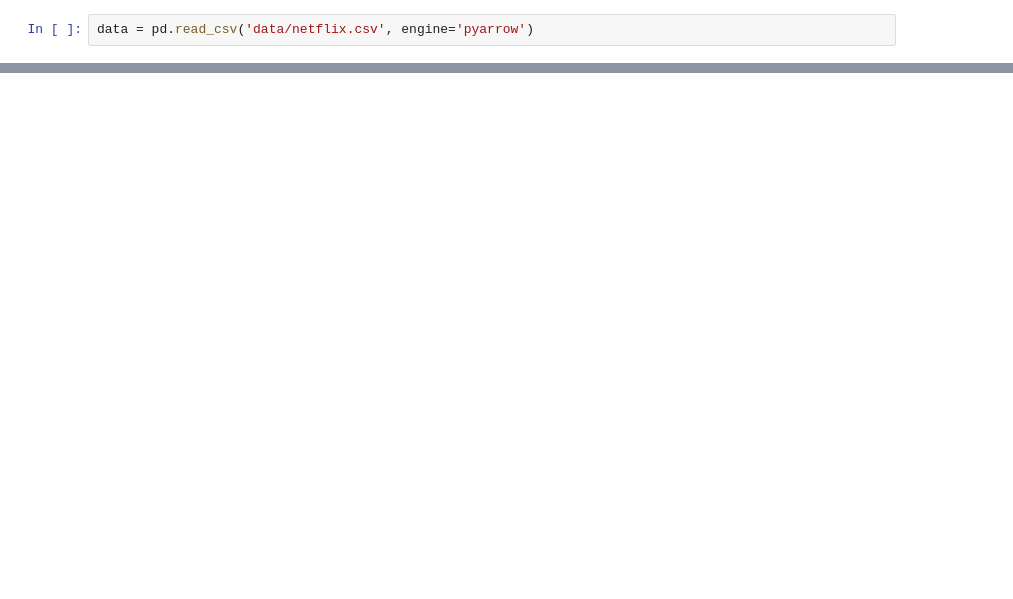
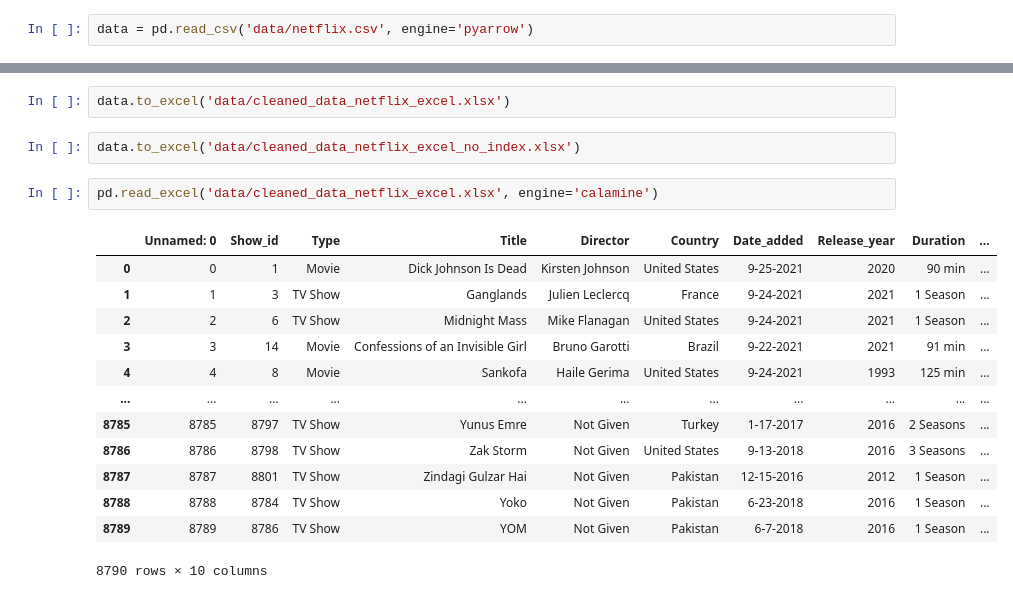
Before and after one commit to krasigarev/Data-Cleaning-with-Python-Pandas, a Jupyter notebook: data_cleaning_netflix_dataset.ipynb, the cells around one changed output, grey strips where cells are left out. Saved outputs shown, nothing was run; the diff lists cells and outputs as text; blank space fills up the shorter version.

```diff
--- a/data_cleaning_netflix_dataset.ipynb
+++ b/data_cleaning_netflix_dataset.ipynb
@@ -24,0 +223,20 @@ data.head(20)
+# %%
+data.to_excel('data/cleaned_data_netflix_excel.xlsx')
+# %%
+data.to_excel('data/cleaned_data_netflix_excel_no_index.xlsx')
+# %%
+pd.read_excel('data/cleaned_data_netflix_excel.xlsx', engine='calamine')
+# %% [output]
+|  | Unnamed: 0 | Show_id | Type | Title | Director | Country | Date_added | Release_year | Duration | ... |
+| 0 | 0 | 1 | Movie | Dick Johnson Is Dead | Kirsten Johnson | United States | 9-25-2021 | 2020 | 90 min | ... |
+| 1 | 1 | 3 | TV Show | Ganglands | Julien Leclercq | France | 9-24-2021 | 2021 | 1 Season | ... |
+| 2 | 2 | 6 | TV Show | Midnight Mass | Mike Flanagan | United States | 9-24-2021 | 2021 | 1 Season | ... |
+| 3 | 3 | 14 | Movie | Confessions of an Invisible Girl | Bruno Garotti | Brazil | 9-22-2021 | 2021 | 91 min | ... |
+| 4 | 4 | 8 | Movie | Sankofa | Haile Gerima | United States | 9-24-2021 | 1993 | 125 min | ... |
+| ... | ... | ... | ... | ... | ... | ... | ... | ... | ... | ... |
+| 8785 | 8785 | 8797 | TV Show | Yunus Emre | Not Given | Turkey | 1-17-2017 | 2016 | 2 Seasons | ... |
+| 8786 | 8786 | 8798 | TV Show | Zak Storm | Not Given | United States | 9-13-2018 | 2016 | 3 Seasons | ... |
+| 8787 | 8787 | 8801 | TV Show | Zindagi Gulzar Hai | Not Given | Pakistan | 12-15-2016 | 2012 | 1 Season | ... |
+| 8788 | 8788 | 8784 | TV Show | Yoko | Not Given | Pakistan | 6-23-2018 | 2016 | 1 Season | ... |
+| 8789 | 8789 | 8786 | TV Show | YOM | Not Given | Pakistan | 6-7-2018 | 2016 | 1 Season | ... |
+8790 rows × 10 columns
```
Also changed, not shown: parts of 33 cells of this notebook, 2 other files.
